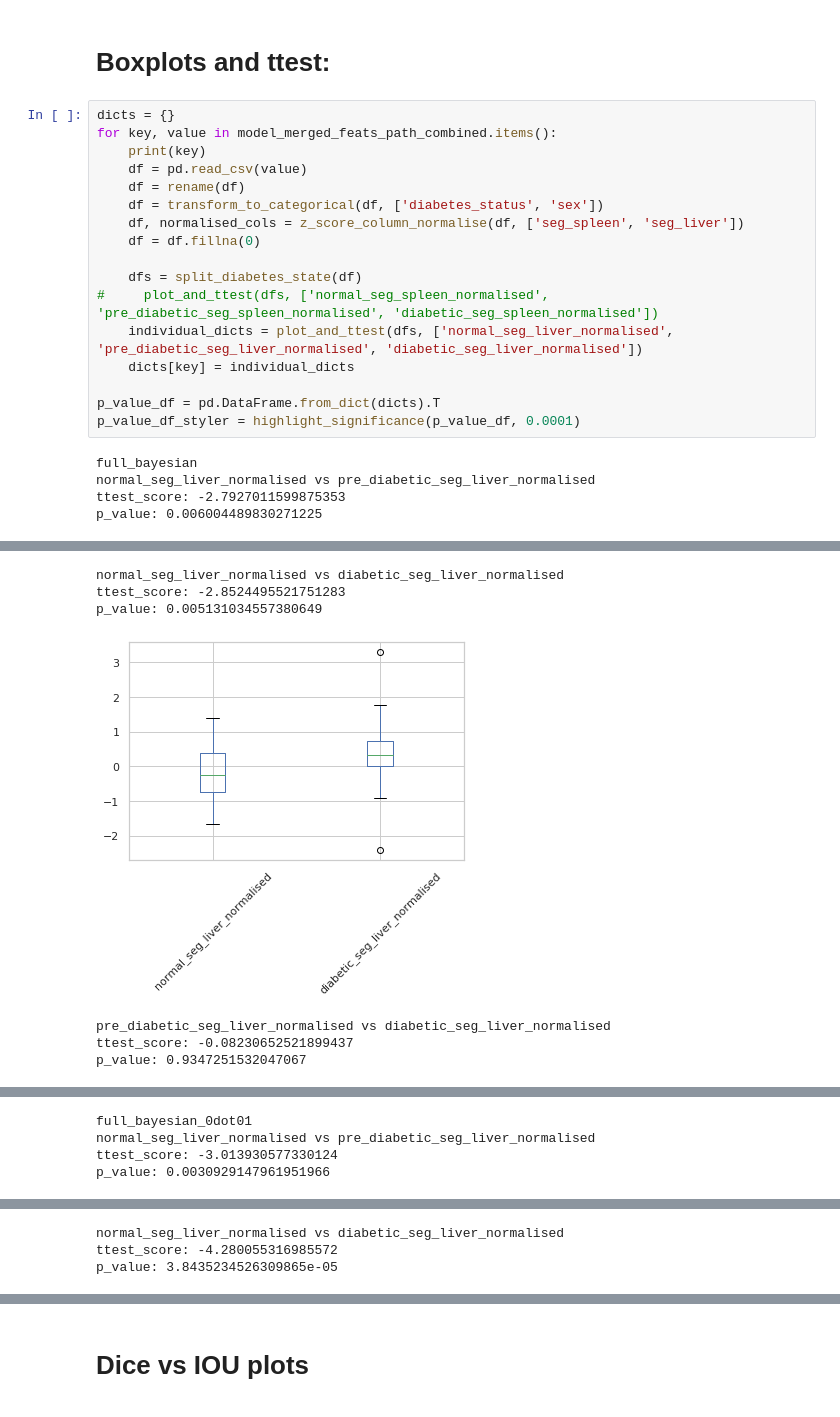
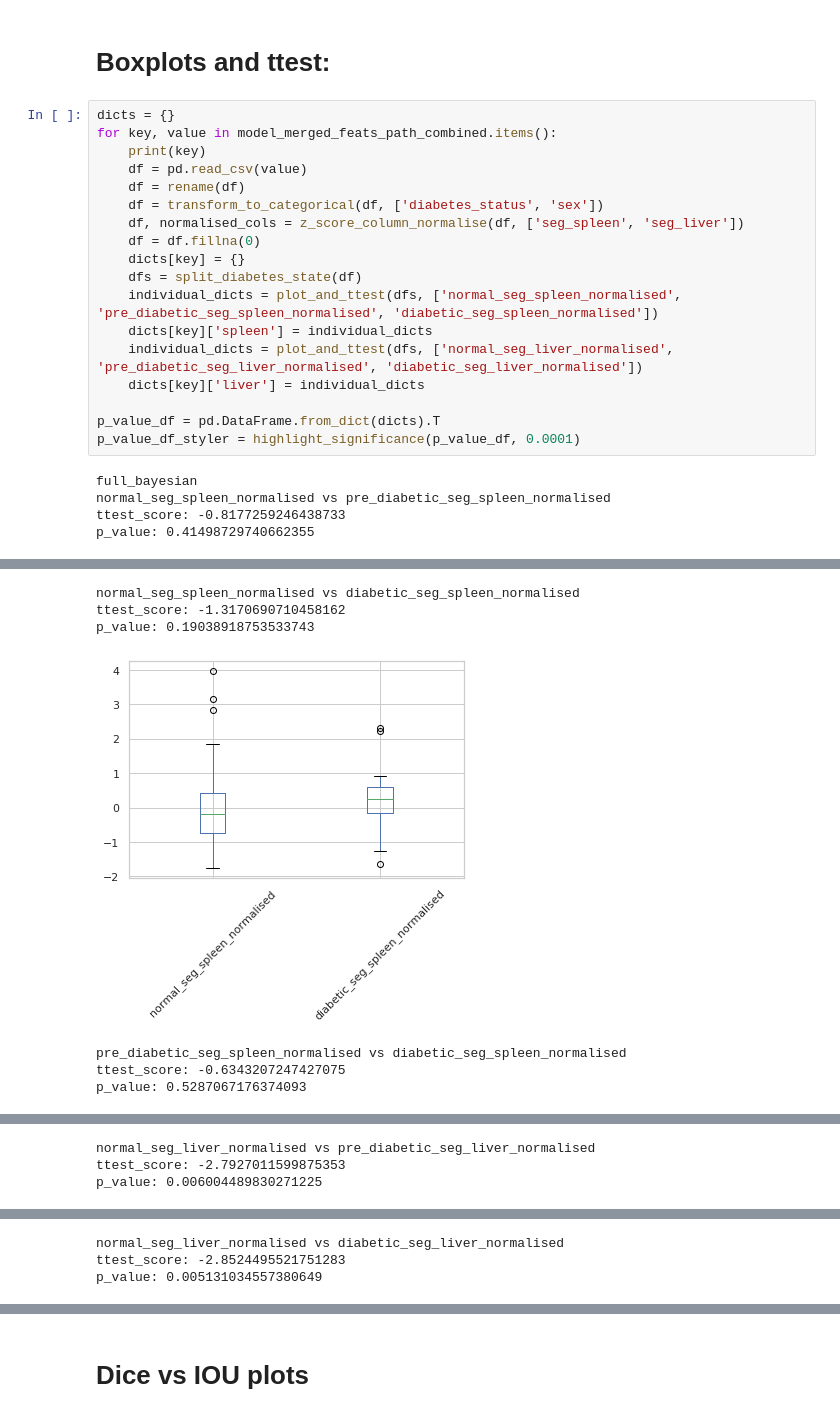
Before and after one commit to jyotirmay123/BNN-for-Uncertainty-Estimation-of-Imaging-Biomarkers, a Jupyter notebook: model_and_dataset_stats_analysis_final.ipynb, the cells around one changed output, grey strips where cells are left out. Saved outputs shown, nothing was run; the diff lists cells and outputs as text.

```diff
--- a/model_and_dataset_stats_analysis_final.ipynb
+++ b/model_and_dataset_stats_analysis_final.ipynb
@@ -627,16 +645,17 @@ for key, value in model_merged_feats_path_combined.items():
     df = transform_to_categorical(df, ['diabetes_status', 'sex'])
     df, normalised_cols = z_score_column_normalise(df, ['seg_spleen', 'seg_liver'])
     df = df.fillna(0)
-
+    dicts[key] = {}
     dfs = split_diabetes_state(df)
-#     plot_and_ttest(dfs, ['normal_seg_spleen_normalised', 'pre_diabetic_seg_spleen_normalised', 'diabetic_seg_spleen_normalised'])
+    individual_dicts = plot_and_ttest(dfs, ['normal_seg_spleen_normalised', 'pre_diabetic_seg_spleen_normalised', 'diabetic_seg_spleen_normalised'])
+    dicts[key]['spleen'] = individual_dicts
     individual_dicts = plot_and_ttest(dfs, ['normal_seg_liver_normalised', 'pre_diabetic_seg_liver_normalised', 'diabetic_seg_liver_normalised'])
-    dicts[key] = individual_dicts
+    dicts[key]['liver'] = individual_dicts
 
 p_value_df = pd.DataFrame.from_dict(dicts).T
 p_value_df_styler = highlight_significance(p_value_df, 0.0001)
 # %% [output]
 full_bayesian
-normal_seg_liver_normalised vs pre_diabetic_seg_liver_normalised
-ttest_score: -2.7927011599875353
-p_value: 0.006004489830271225
+normal_seg_spleen_normalised vs pre_diabetic_seg_spleen_normalised
+ttest_score: -0.8177259246438733
+p_value: 0.41498729740662355
@@ -644,7 +663,7 @@ p_value: 0.006004489830271225
-normal_seg_liver_normalised vs diabetic_seg_liver_normalised
-ttest_score: -2.8524495521751283
-p_value: 0.005131034557380649
+normal_seg_spleen_normalised vs diabetic_seg_spleen_normalised
+ttest_score: -1.3170690710458162
+p_value: 0.19038918753533743
-[figure, old version]
+[figure, new version]
-pre_diabetic_seg_liver_normalised vs diabetic_seg_liver_normalised
-ttest_score: -0.08230652521899437
-p_value: 0.9347251532047067
+pre_diabetic_seg_spleen_normalised vs diabetic_seg_spleen_normalised
+ttest_score: -0.6343207247427075
+p_value: 0.5287067176374093
@@ -652,4 +671,3 @@ p_value: 0.9347251532047067
-full_bayesian_0dot01
 normal_seg_liver_normalised vs pre_diabetic_seg_liver_normalised
-ttest_score: -3.013930577330124
-p_value: 0.0030929147961951966
+ttest_score: -2.7927011599875353
+p_value: 0.006004489830271225
@@ -657,3 +675,3 @@ p_value: 0.0030929147961951966
 normal_seg_liver_normalised vs diabetic_seg_liver_normalised
-ttest_score: -4.280055316985572
-p_value: 3.8435234526309865e-05
+ttest_score: -2.8524495521751283
+p_value: 0.005131034557380649
```
Also changed, not shown: parts of 7 cells of this notebook, 46 other files.
